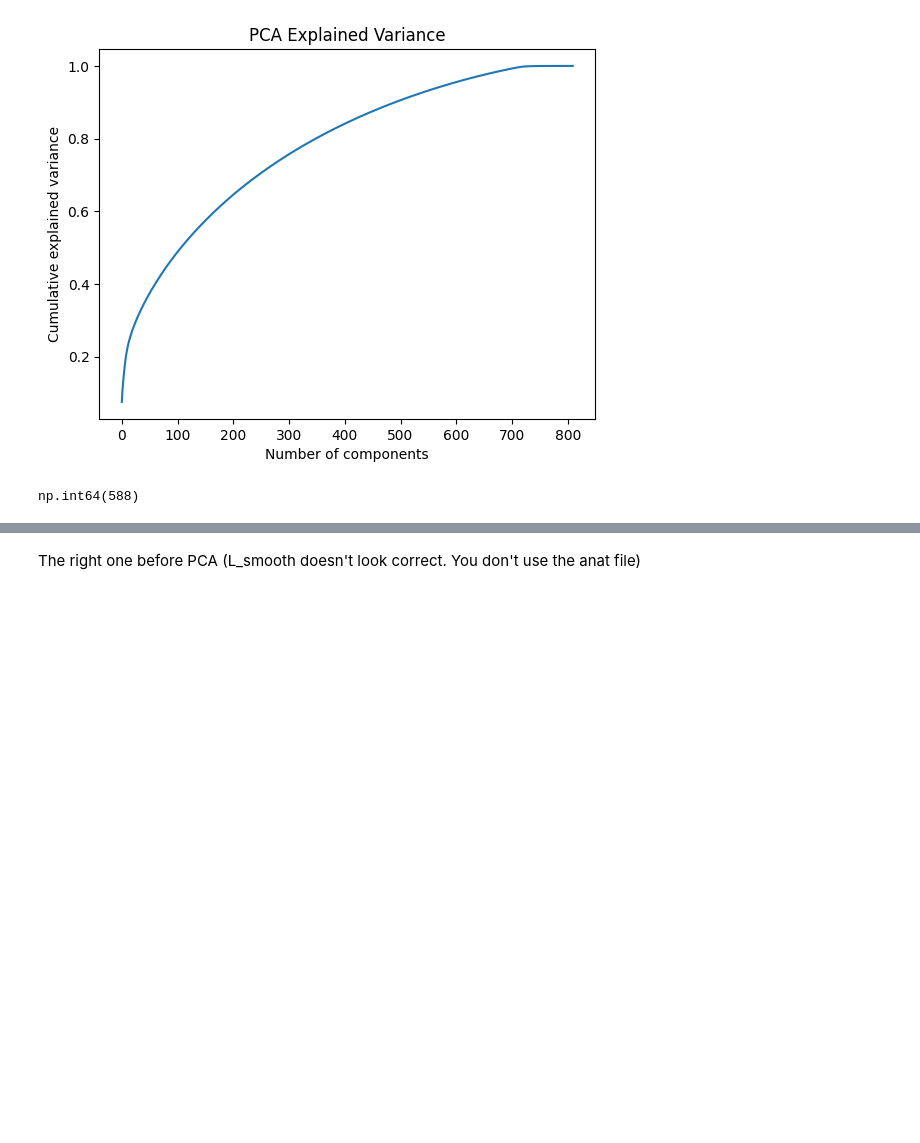
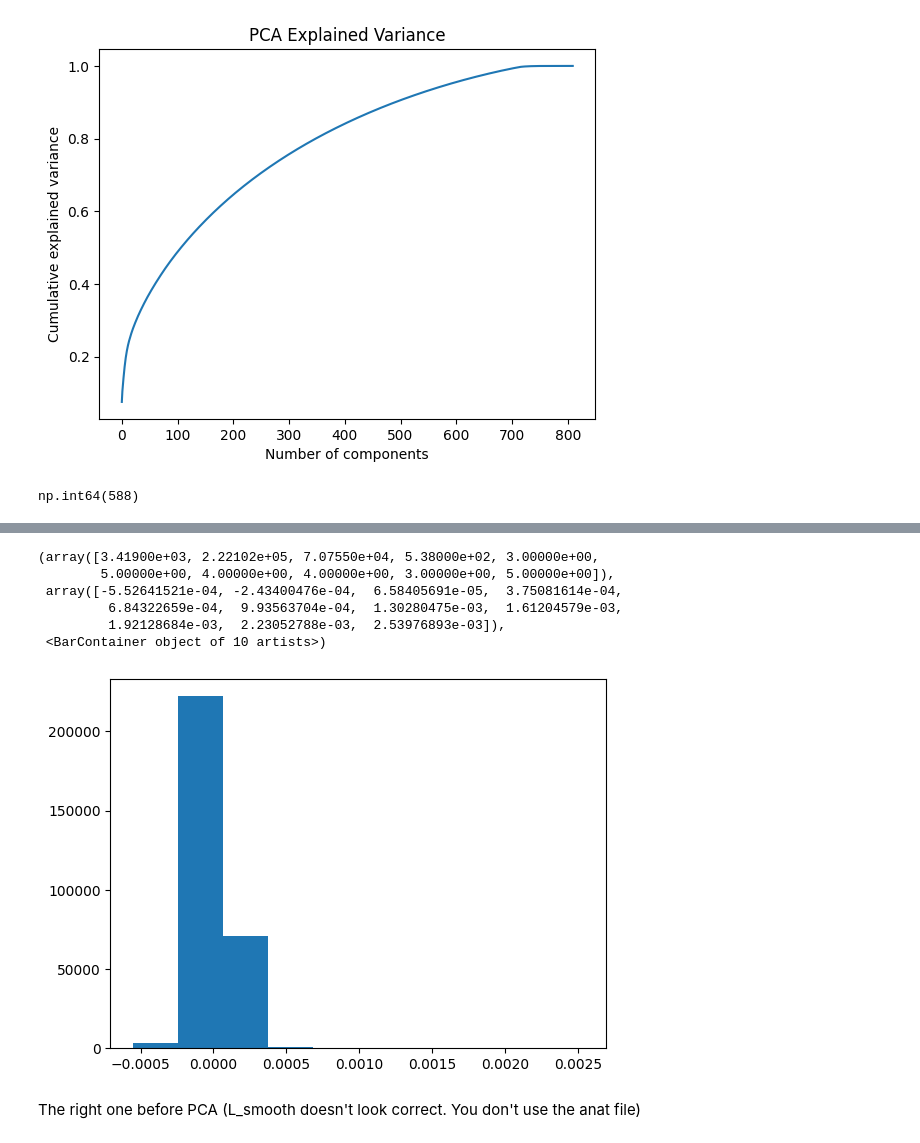
Before and after one commit to MeZahra/Thesis_code_Glm_Opt, a Jupyter notebook: plot_figures.ipynb, the cells around one changed output, grey strips where cells are left out. Drawn from its saved outputs; the diff is of its cells as text; code cells hidden in the pictures; blank space fills up the shorter version.

```diff
--- a/plot_figures.ipynb
+++ b/plot_figures.ipynb
@@ -376,0 +388,10 @@ np.int64(588)
+# %%
+plt.hist(weights)
+# %% [output]
+(array([3.41900e+03, 2.22102e+05, 7.07550e+04, 5.38000e+02, 3.00000e+00,
+        5.00000e+00, 4.00000e+00, 4.00000e+00, 3.00000e+00, 5.00000e+00]),
+ array([-5.52641521e-04, -2.43400476e-04,  6.58405691e-05,  3.75081614e-04,
+         6.84322659e-04,  9.93563704e-04,  1.30280475e-03,  1.61204579e-03,
+         1.92128684e-03,  2.23052788e-03,  2.53976893e-03]),
+ <BarContainer object of 10 artists>)
+[figure, added]
```
Also changed, not shown: parts of 3 cells of this notebook, 2 other files.
